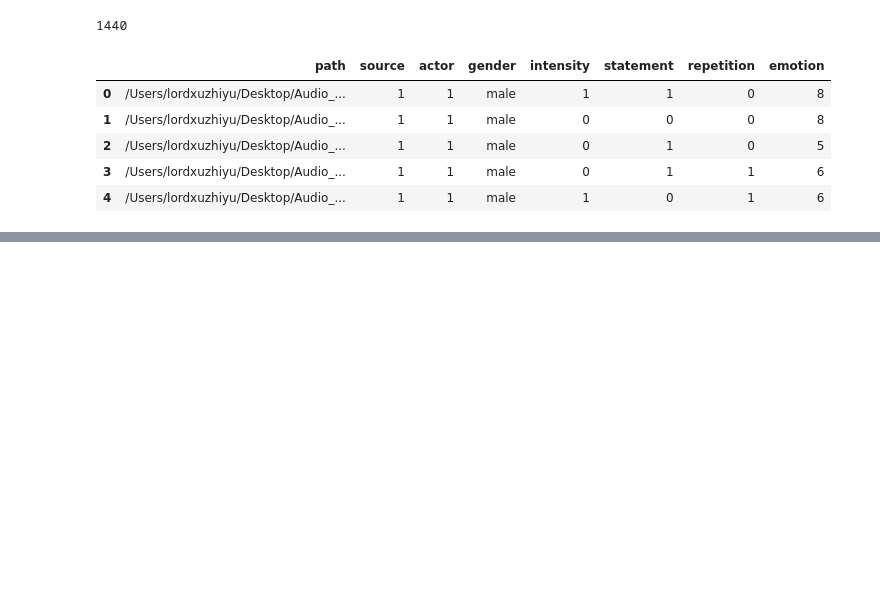
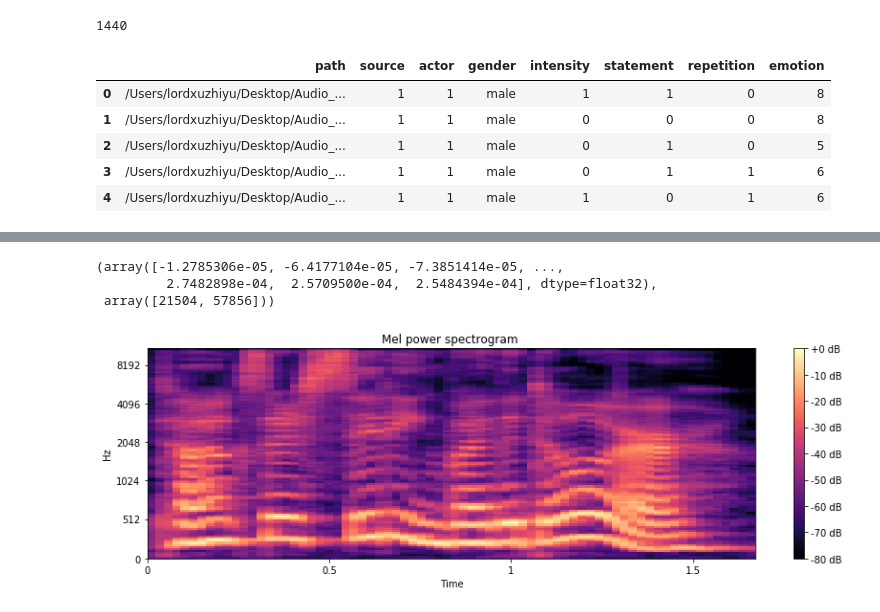
Before and after one commit to SER-2020-Project-ZX/Audio-Analytics, a Jupyter notebook: Audio Analytics .ipynb, the cells around one changed output, grey strips where cells are left out. Saved outputs shown, nothing was run; the diff lists cells and outputs as text; code cells hidden in the pictures; blank space fills up the shorter version.

```diff
--- a/Audio Analytics .ipynb
+++ b/Audio Analytics .ipynb
@@ -92,0 +160,22 @@ data_df.head()
+# %%
+# Trim the silence voice
+aa , bb = librosa.effects.trim(samples, top_db=30)
+aa, bb
+# %% [output]
+(array([-1.2785306e-05, -6.4177104e-05, -7.3851414e-05, ...,
+         2.7482898e-04,  2.5709500e-04,  2.5484394e-04], dtype=float32),
+ array([21504, 57856]))
+# %%
+# Plotting Mel Power Spectrogram
+S = librosa.feature.melspectrogram(aa, sr=sample_rate, n_mels=128)
+
+# Convert to log scale (dB). We'll use the peak power (max) as reference.
+log_S = librosa.power_to_db(S, ref=np.max)
+
+plt.figure(figsize=(12, 4))
+librosa.display.specshow(log_S, sr=sample_rate, x_axis='time', y_axis='mel')
+plt.title('Mel power spectrogram ')
+plt.colorbar(format='%+02.0f dB')
+plt.tight_layout()
+# %% [output]
+[figure, added]
```
Also changed, not shown: parts of 22 cells of this notebook.
